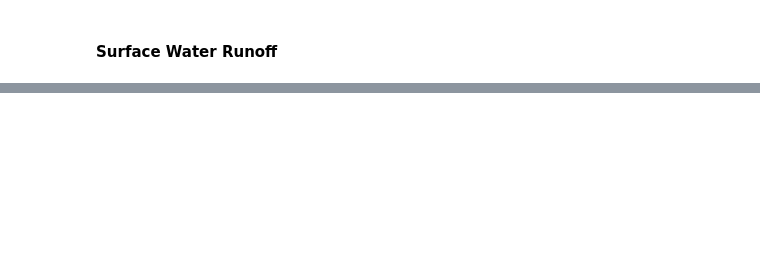
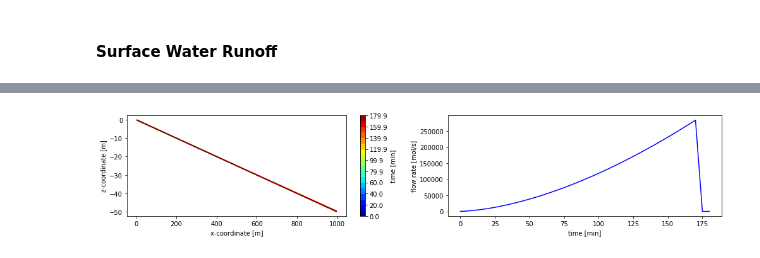
Before and after one commit to amanzi/ats-demos, a Jupyter notebook: 03_surface_water/surface_water.ipynb, the cells around one changed output, grey strips where cells are left out. Cells and saved outputs as stored; diff of their text form; code cells hidden in the pictures; blank space fills up the shorter version.

```diff
--- a/03_surface_water/surface_water.ipynb
+++ b/03_surface_water/surface_water.ipynb
@@ -60,0 +65,4 @@ plot(dat)
+# %%
+plot("surface_water-zero_gradient.demo")
+# %% [output]
+[figure, added]
```
Also changed, not shown: parts of 12 cells of this notebook, 13 other files.
